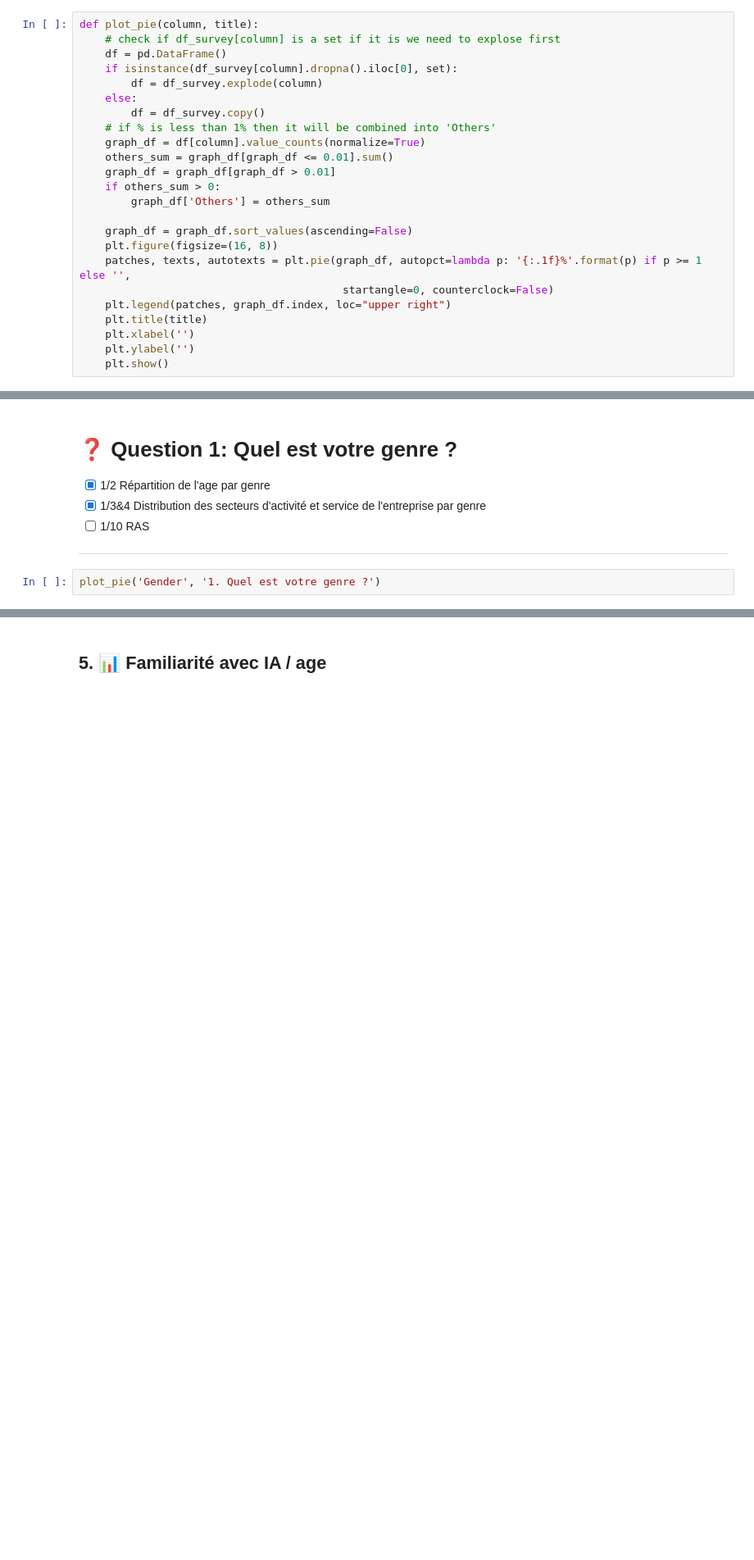
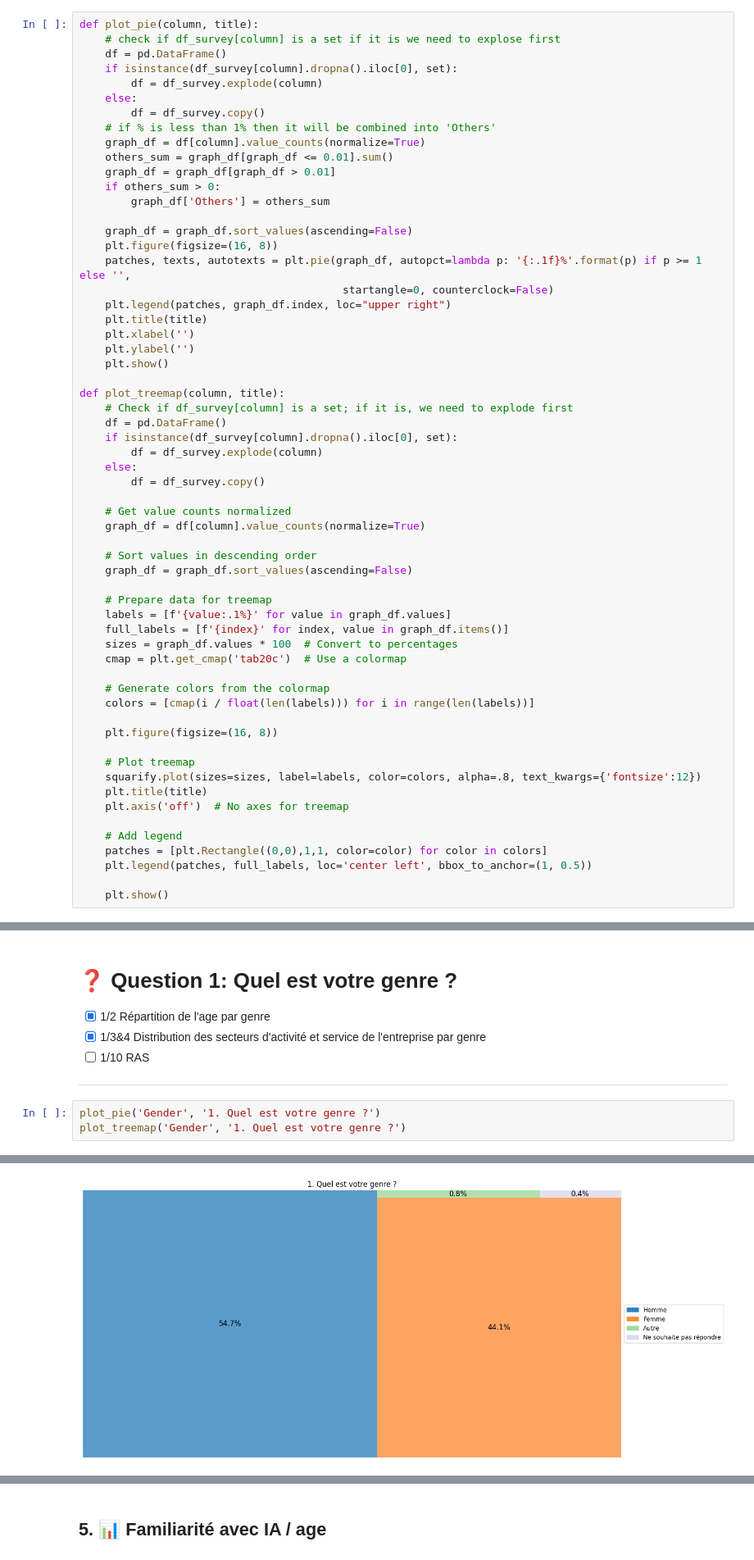
Before and after one commit to QuentinDstl/survey_adoption_by_employees, a Jupyter notebook: src/main.ipynb, the cells around one changed output, grey strips where cells are left out. Shown at 82% size. Drawn from its saved outputs; the diff is of its cells as text; blank space fills up the shorter version.

Commit message:
feat: add new treemap

```diff
--- a/src/main.ipynb
+++ b/src/main.ipynb
@@ -186,6 +189,42 @@ def plot_pie(column, title):
     plt.xlabel('')
     plt.ylabel('')
     plt.show()
+
+def plot_treemap(column, title):
+    # Check if df_survey[column] is a set; if it is, we need to explode first
+    df = pd.DataFrame()
+    if isinstance(df_survey[column].dropna().iloc[0], set):
+        df = df_survey.explode(column)
+    else:
+        df = df_survey.copy()
+
+    # Get value counts normalized
+    graph_df = df[column].value_counts(normalize=True)
+
+    # Sort values in descending order
+    graph_df = graph_df.sort_values(ascending=False)
+
+    # Prepare data for treemap
+    labels = [f'{value:.1%}' for value in graph_df.values]
+    full_labels = [f'{index}' for index, value in graph_df.items()]
+    sizes = graph_df.values * 100  # Convert to percentages
+    cmap = plt.get_cmap('tab20c')  # Use a colormap
+
+    # Generate colors from the colormap
+    colors = [cmap(i / float(len(labels))) for i in range(len(labels))]
+
+    plt.figure(figsize=(16, 8))
+
+    # Plot treemap
+    squarify.plot(sizes=sizes, label=labels, color=colors, alpha=.8, text_kwargs={'fontsize':12})
+    plt.title(title)
+    plt.axis('off')  # No axes for treemap
+
+    # Add legend
+    patches = [plt.Rectangle((0,0),1,1, color=color) for color in colors]
+    plt.legend(patches, full_labels, loc='center left', bbox_to_anchor=(1, 0.5))
+
+    plt.show()
 # %% [markdown]
 # 🗣️ Survey Answer
 
@@ -200,8 +239,10 @@ def plot_pie(column, title):
 ---
 # %%
 plot_pie('Gender', '1. Quel est votre genre ?')
+plot_treemap('Gender', '1. Quel est votre genre ?')
 # %% [output]
 [figure]
+[figure, added]
 # %%
 # 1/2 Age Distribution by Gender
 age_gender = df_survey.groupby(['Age', 'Gender']).size().unstack()
```
Also changed, not shown: parts of 18 cells of this notebook.
